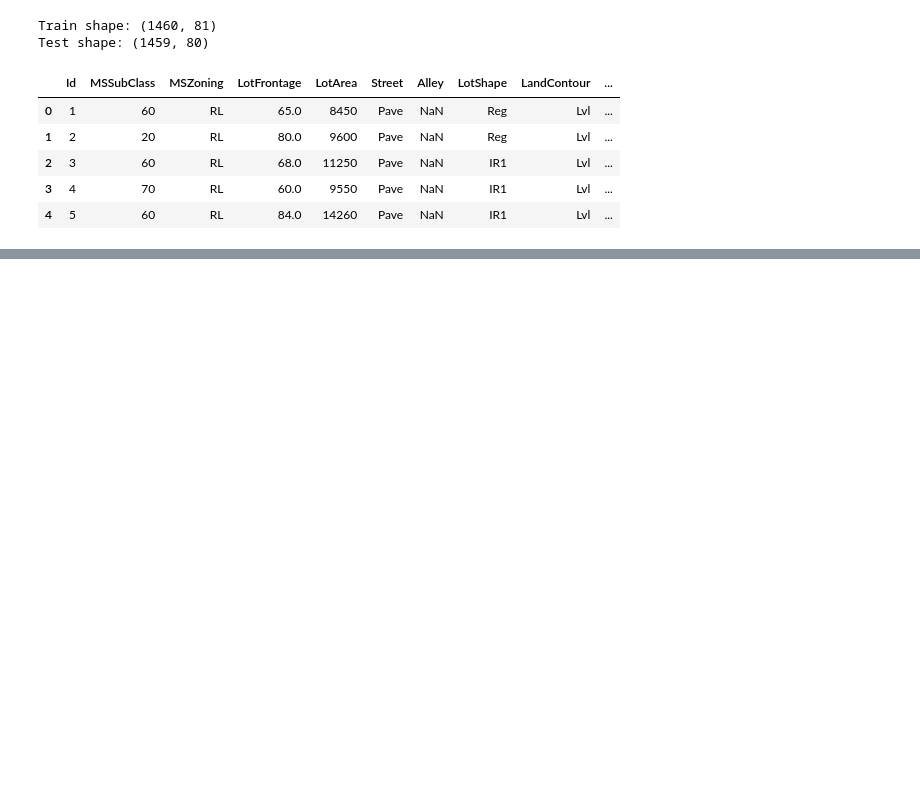
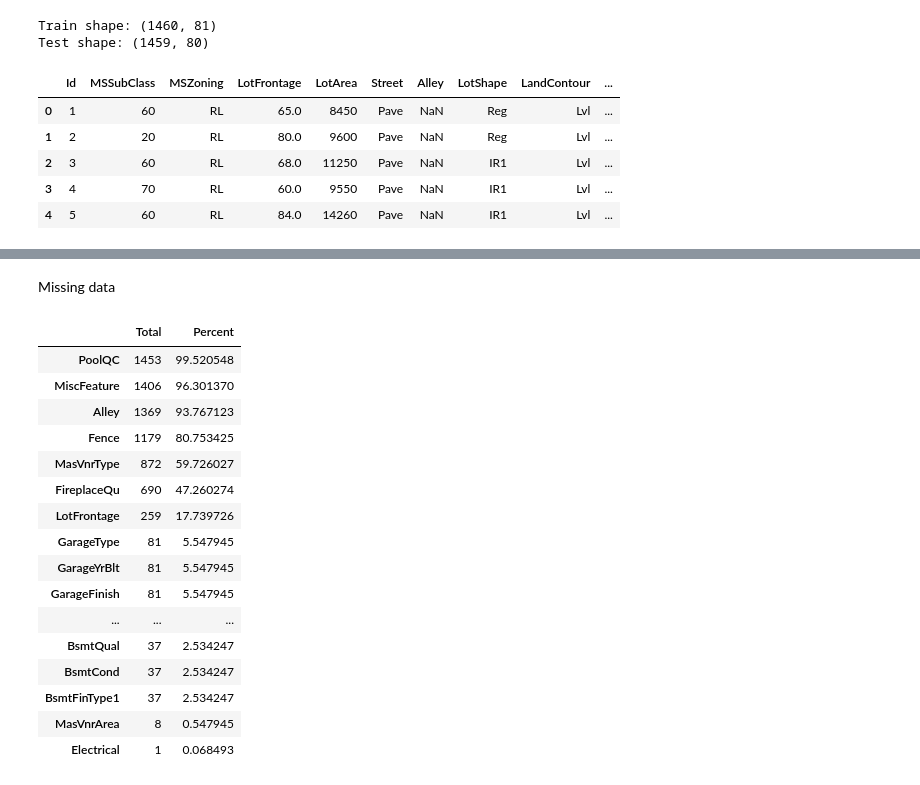
Before and after one commit to elvert19/housing_prices, a Jupyter notebook: prediction.ipynb, the cells around one changed output, grey strips where cells are left out. Cells and saved outputs as stored; diff of their text form; code cells hidden in the pictures; blank space fills up the shorter version.

```diff
--- a/prediction.ipynb
+++ b/prediction.ipynb
@@ -48,0 +83,30 @@ if "Id" in test.columns:
+# %% [markdown]
+Missing data
+# %%
+def missing_table(df):
+    total = df.isnull().sum()
+    pct = 100 * total / len(df)
+    tbl = pd.concat([total, pct], axis=1, keys=['Total', 'Percent'])
+    return tbl[tbl['Total'] > 0].sort_values('Percent', ascending=False)
+
+
+miss_train = missing_table(train.drop(columns=['SalePrice', 'SalePrice_log'], errors='ignore'))
+miss_train
+# %% [output]
+|  | Total | Percent |
+| PoolQC | 1453 | 99.520548 |
+| MiscFeature | 1406 | 96.301370 |
+| Alley | 1369 | 93.767123 |
+| Fence | 1179 | 80.753425 |
+| MasVnrType | 872 | 59.726027 |
+| FireplaceQu | 690 | 47.260274 |
+| LotFrontage | 259 | 17.739726 |
+| GarageType | 81 | 5.547945 |
+| GarageYrBlt | 81 | 5.547945 |
+| GarageFinish | 81 | 5.547945 |
+| ... | ... | ... |
+| BsmtQual | 37 | 2.534247 |
+| BsmtCond | 37 | 2.534247 |
+| BsmtFinType1 | 37 | 2.534247 |
+| MasVnrArea | 8 | 0.547945 |
+| Electrical | 1 | 0.068493 |
```
Also changed, not shown: parts of 4 cells of this notebook.
